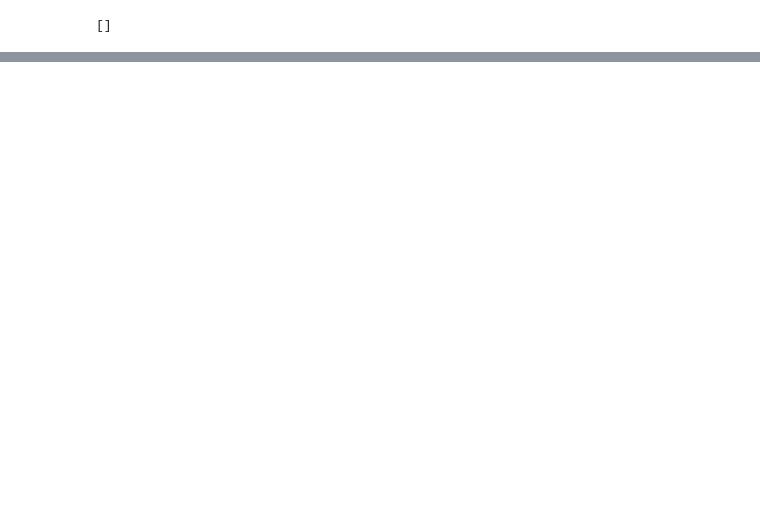
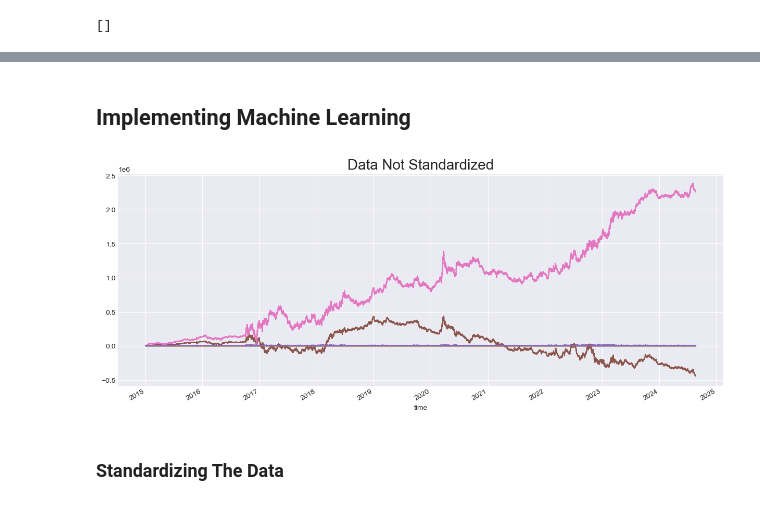
Before and after one commit to YarosInter/Time-Series-Kneighbors-Regressor, a Jupyter notebook: Kneightbors Regressor Model.ipynb, the cells around one changed output, grey strips where cells are left out. Saved outputs shown, nothing was run; the diff lists cells and outputs as text; code cells hidden in the pictures; blank space fills up the shorter version.

```diff
--- a/Kneightbors Regressor Model.ipynb
+++ b/Kneightbors Regressor Model.ipynb
@@ -107,0 +111,18 @@ new_df.head()
+# %% [markdown]
+## Implementing Machine Learning
+# %%
+# Splitting the data into features and labels for the ML model using the custom function "split_data" from data.py file
+X = new_df.iloc[:,:-1]
+y = new_df["pct_change"]
+
+X_train, y_train, X_test, y_test = data.split_data(X, y)
+# %%
+# Plotting features before standardization to visualize their unequal scales (plot shows only the first 15 indicators)
+X.iloc[:,:15].plot(figsize=(15, 6))
+plt.legend().set_visible(False)
+plt.title("Data Not Standardized", fontsize=20)
+plt.show()
+# %% [output]
+[figure, added]
+# %% [markdown]
+### Standardizing The Data
```
Also changed, not shown: parts of 11 cells of this notebook, 1 other file.
